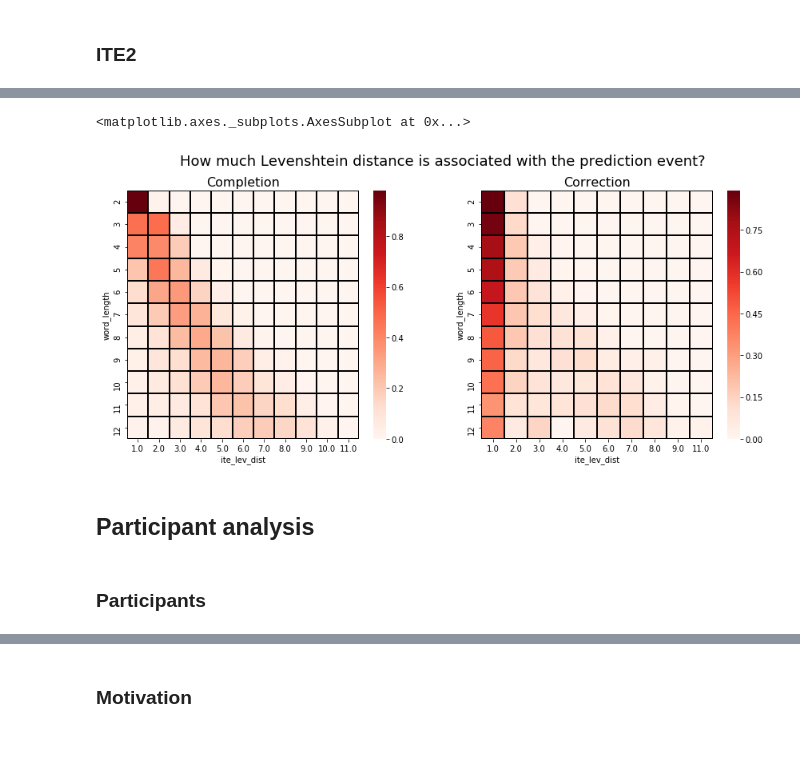
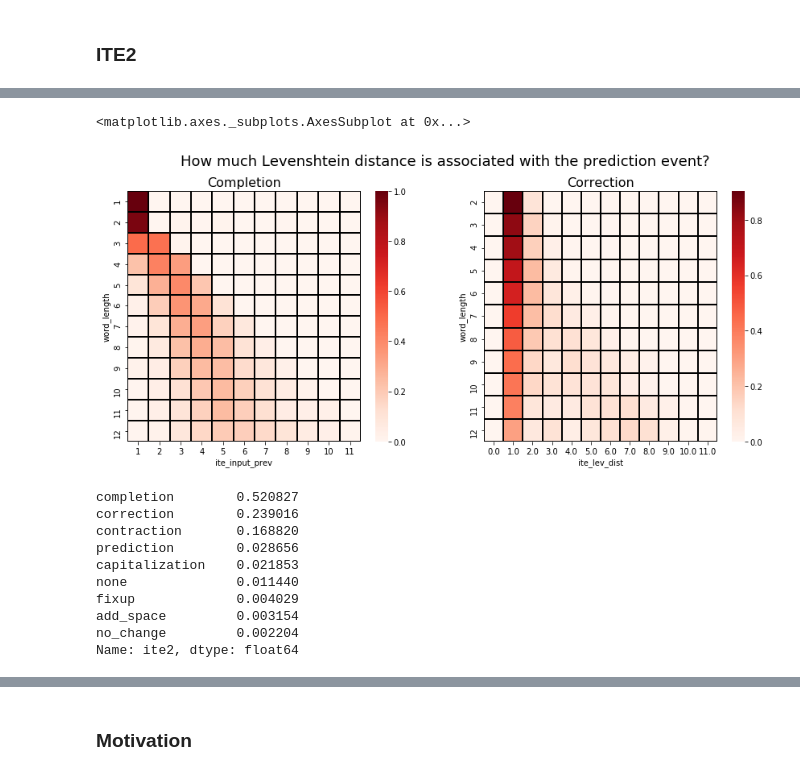
Before and after one commit to cashaddy/typing_automation, a Jupyter notebook: sandbox.ipynb, the cells around one changed output, grey strips where cells are left out. Drawn from its saved outputs; the diff is of its cells as text; code cells hidden in the pictures; blank space fills up the shorter version.

```diff
--- a/sandbox.ipynb
+++ b/sandbox.ipynb
@@ -68,0 +57,2 @@ participants_ = participants_.loc[log.participant_id.unique()].copy()
+# %%
+log = processing.infer_sub_strategy(log)
@@ -154,13 +88,13 @@ groupby = log.loc[log.entry_id >= 0].groupby([
 
 words = groupby.last().text_field.str.split(' ').str[-1]
 words = words.to_frame('word')
-# Look two spaces back for keys ending with a space
+# For keys ending with a space, look two spaces back instead of one
 mask = groupby.last().key.str[-1] == ' '
 words.loc[mask,'word'] = groupby.last().loc[mask].text_field.str.split(' ').str[-2]
 
 words['word_length'] = words.word.str.len()
 
-# Time per letter
+# Time per keystroke
 groupby = log.groupby([
     'participant_id',
     'ts_id',
@@ -171,13 +105,12 @@ words.iki_norm /= words.word_length
 
 # Only letter keystrokes
 mask = (log.len_diff == 1) & (log.is_forward)
-mask &= (log.key.str.contains('[A-Za-z]')) & (log.key.shift(1).str.contains('[A-Za-z]'))
+mask &= (log.key.str.contains('[a-z]')) & (log.key.shift(1).str.contains('[a-z]'))
 groupby = log.loc[mask].groupby([
     'participant_id',
     'ts_id',
     'entry_id'
 ])
-
 words['iki_single'] = groupby.iki.mean()
 
 
@@ -193,10 +126,12 @@ words.ite.fillna('none',inplace=True)
 
 words['ite2'] = groupby.last().ite2
 
-words['ite_input'] = groupby.last().key
+words['ite_input'] = groupby.last().text_field.str.split().str[-1]
+words['ite_input_key'] = groupby.last().key
 words['ite_input_len'] = words.ite_input.str.len()
 
-words['ite_input_prev'] = groupby.last().text_field_prev.str.split(' ').str[-1]
+words['ite_input_prev'] = groupby.last().text_field_prev.str.split().str[-1]
+words.loc[(words.ite != 'none') & (words.ite_input_prev.isna()),'ite_input_prev'] = '' # Replace null prev text with empty string
 
 words['ite_lev_dist'] = groupby.last().lev_dist
 
@@ -204,6 +139,15 @@ words['ite_len_diff'] = groupby.last().len_diff
 
 words['ite_iki'] = groupby.last().iki
 
+groupby = log.loc[(log.entry_id >= 0) & (log.key == '_')].groupby([
+    'participant_id',
+    'ts_id',
+    'entry_id'
+])
+words['n_backspace'] = groupby.size()
+words.n_backspace = words.n_backspace.fillna(0)
 
 words.reset_index(inplace=True)
+words = words.loc[words.word.notna()].copy()
+words = words.loc[words.word != ''].copy()
 # %% [output]
@@ -217,8 +161,23 @@ mask = (words.word.str.contains("[A-Z]")) & (words.entry_id != 0) & (words.word
 words.loc[mask,'type'] = 'proper'
 
 # Contains an apostrophe
-mask = (words.word.str.contains("'|`|’")) & (words.freq.isna())
-words.loc[mask,'type'] = 'conjunction'
+mask = (words.word.str.contains("'"))
+words.loc[mask,'type'] = 'contraction'
 
 # The rest are normal words
 words.loc[words.type.isna(),'type'] = 'generic'
+# %%
+# https://en.wiktionary.org/wiki/Wiktionary:Frequency_lists/Contemporary_fiction
+word_freq = pd.read_csv('./data/word_frequency_2.csv')
+word_freq.word = word_freq.word.str.lower()
+
+freq_map = word_freq.set_index('word').frequency
+words['freq'] = words.word.str.lower().map(freq_map)
+words['freq_category'] = None
+
+words.loc[(words.freq < 100000) & (words.freq > 0),'freq_category'] = 'common'
+words.loc[(words.freq > 100000),'freq_category'] = 'very_common'
+
+# The rest are uncommon
+mask = (words.freq_category.isna())
+words.loc[mask,'freq_category'] = 'uncommon'
@@ -588,37 +1289,33 @@ data.groupby(['ite','ite2']).freq_category.value_counts(normalize=True).unstack(
 # %%
 mask = (words.ite_input == words.word) & (words.ite_lev_dist <= words.ite_input_len)
 
 data = words.loc[(words.ite2 == 'completion') & mask]
 data = data.loc[data.word_length < 13]
 section1 = data.word_length
-section2 = data.ite_lev_dist
+section2 = data.ite_input_prev.str.len()
 matrix1 = data.groupby([section1,section2]).size().unstack().fillna(0)
 # Normalize rows
 matrix1 = matrix1.div(matrix1.sum(axis=1),axis=0)
 
 data = words.loc[(words.ite2 == 'correction') & mask]
 data = data.loc[data.word_length < 13]
 section1 = data.word_length
 section2 = data.ite_lev_dist
 matrix2 = data.groupby([section1,section2]).size().unstack().fillna(0)
 # Normalize rows
 matrix2 = matrix2.div(matrix2.sum(axis=1),axis=0)
 
 f,(ax1,ax2) = plt.subplots(1,2,figsize=(13,6))
 f.tight_layout(pad=5)
 f.suptitle('How much Levenshtein distance is associated with the prediction event?',fontsize=18)
 
 ax1.set_title('Completion',fontsize=16)
 sns.heatmap(matrix1,ax=ax1,cmap='Reds',linewidths=1,linecolor='k')
 
 ax2.set_title('Correction',fontsize=16)
 sns.heatmap(matrix2,ax=ax2,cmap='Reds',linewidths=1,linecolor='k')
 # %% [output]
 <matplotlib.axes._subplots.AxesSubplot at 0x...>
-[figure, old version]
+[figure, new version]
 # %%
 f.savefig('./figures/ld_heatmap.png',dpi=400)
-# %% [markdown]
-## Participant analysis
-# %% [markdown]
-### Participants
@@ -685,0 +1322,13 @@ participants_fingers = participants_fingers.map({
+# %%
+words.ite2.value_counts(normalize=True)
+# %% [output]
+completion        0.520827
+correction        0.239016
+contraction       0.168820
+prediction        0.028656
+capitalization    0.021853
+none              0.011440
+fixup             0.004029
+add_space         0.003154
+no_change         0.002204
+Name: ite2, dtype: float64
```
Also changed, not shown: parts of 192 cells of this notebook.
